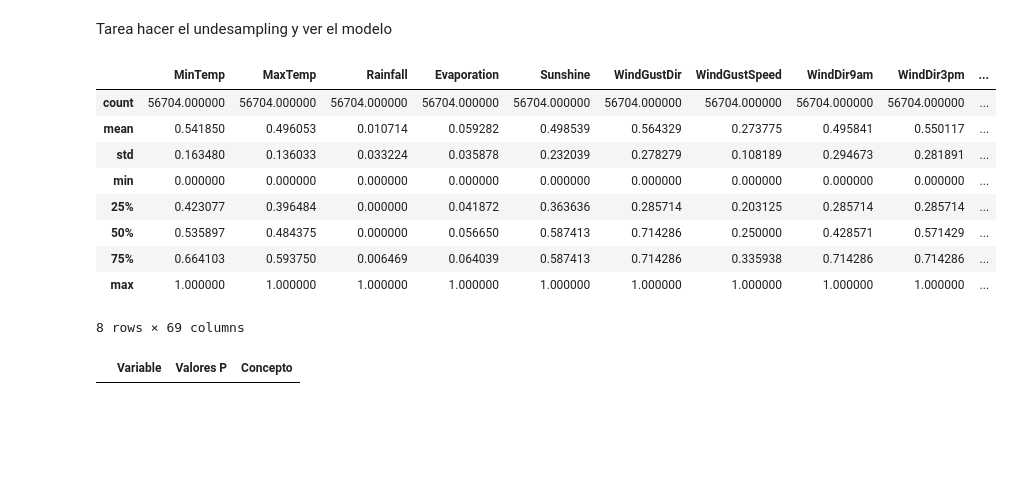
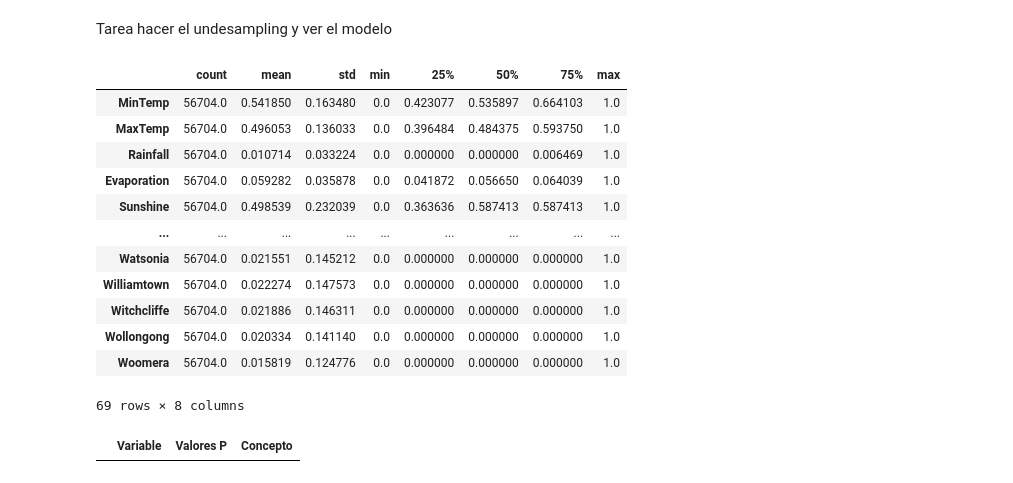
Before and after one commit to jaquimbayoc7/DocumentacionDiplomadoML, a Jupyter notebook: 4. Aprendizaje Supervisado Clasificación/RegresionLogistica.ipynb, the cells around one changed output. Saved outputs shown, nothing was run; the diff lists cells and outputs as text; code cells hidden in the pictures; blank space fills up the shorter version.

```diff
--- a/4. Aprendizaje Supervisado Clasificación/RegresionLogistica.ipynb
+++ b/4. Aprendizaje Supervisado Clasificación/RegresionLogistica.ipynb
@@ -471,19 +471,22 @@ Tarea hacer el undesampling y ver el modelo
 # %%
 ## Normalizar la data
 dataNorm = normaData(X)
 
-dataNorm.describe()
+dataNorm.describe().T
 # %% [output]
-|  | MinTemp | MaxTemp | Rainfall | Evaporation | Sunshine | WindGustDir | WindGustSpeed | WindDir9am | WindDir3pm | ... |
-| count | 56704.000000 | 56704.000000 | 56704.000000 | 56704.000000 | 56704.000000 | 56704.000000 | 56704.000000 | 56704.000000 | 56704.000000 | ... |
-| mean | 0.541850 | 0.496053 | 0.010714 | 0.059282 | 0.498539 | 0.564329 | 0.273775 | 0.495841 | 0.550117 | ... |
-| std | 0.163480 | 0.136033 | 0.033224 | 0.035878 | 0.232039 | 0.278279 | 0.108189 | 0.294673 | 0.281891 | ... |
-| min | 0.000000 | 0.000000 | 0.000000 | 0.000000 | 0.000000 | 0.000000 | 0.000000 | 0.000000 | 0.000000 | ... |
-| 25% | 0.423077 | 0.396484 | 0.000000 | 0.041872 | 0.363636 | 0.285714 | 0.203125 | 0.285714 | 0.285714 | ... |
-| 50% | 0.535897 | 0.484375 | 0.000000 | 0.056650 | 0.587413 | 0.714286 | 0.250000 | 0.428571 | 0.571429 | ... |
-| 75% | 0.664103 | 0.593750 | 0.006469 | 0.064039 | 0.587413 | 0.714286 | 0.335938 | 0.714286 | 0.714286 | ... |
-| max | 1.000000 | 1.000000 | 1.000000 | 1.000000 | 1.000000 | 1.000000 | 1.000000 | 1.000000 | 1.000000 | ... |
+|  | count | mean | std | min | 25% | 50% | 75% | max |
+| MinTemp | 56704.0 | 0.541850 | 0.163480 | 0.0 | 0.423077 | 0.535897 | 0.664103 | 1.0 |
+| MaxTemp | 56704.0 | 0.496053 | 0.136033 | 0.0 | 0.396484 | 0.484375 | 0.593750 | 1.0 |
+| Rainfall | 56704.0 | 0.010714 | 0.033224 | 0.0 | 0.000000 | 0.000000 | 0.006469 | 1.0 |
+| Evaporation | 56704.0 | 0.059282 | 0.035878 | 0.0 | 0.041872 | 0.056650 | 0.064039 | 1.0 |
+| Sunshine | 56704.0 | 0.498539 | 0.232039 | 0.0 | 0.363636 | 0.587413 | 0.587413 | 1.0 |
+| ... | ... | ... | ... | ... | ... | ... | ... | ... |
+| Watsonia | 56704.0 | 0.021551 | 0.145212 | 0.0 | 0.000000 | 0.000000 | 0.000000 | 1.0 |
+| Williamtown | 56704.0 | 0.022274 | 0.147573 | 0.0 | 0.000000 | 0.000000 | 0.000000 | 1.0 |
+| Witchcliffe | 56704.0 | 0.021886 | 0.146311 | 0.0 | 0.000000 | 0.000000 | 0.000000 | 1.0 |
+| Wollongong | 56704.0 | 0.020334 | 0.141140 | 0.0 | 0.000000 | 0.000000 | 0.000000 | 1.0 |
+| Woomera | 56704.0 | 0.015819 | 0.124776 | 0.0 | 0.000000 | 0.000000 | 0.000000 | 1.0 |
-8 rows × 69 columns
+69 rows × 8 columns
 # %%
 ##Test de Shapiro
 particion = dataNorm.sample(5000)
```
Also changed, not shown: parts of 6 cells of this notebook.
